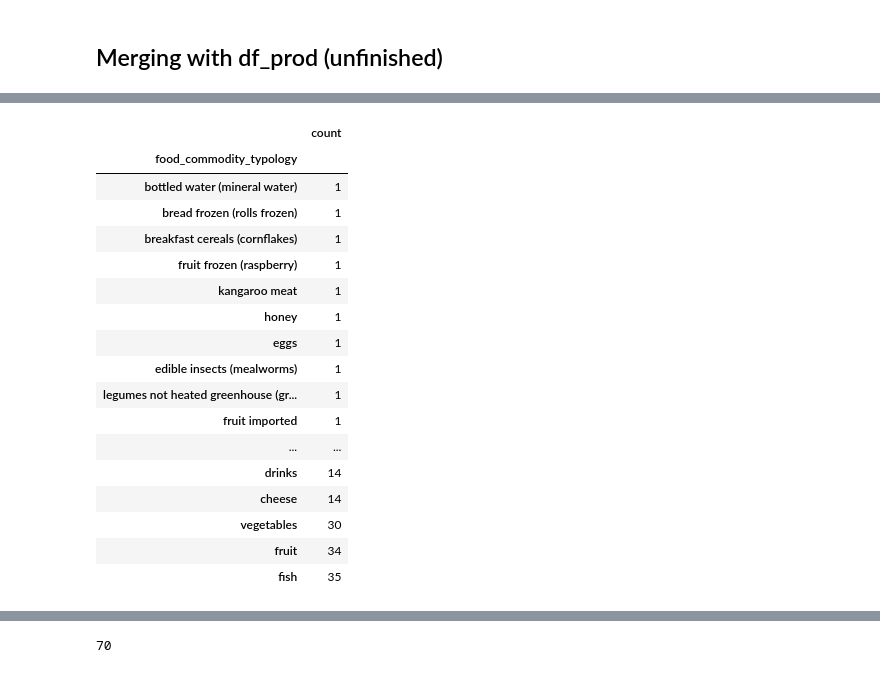
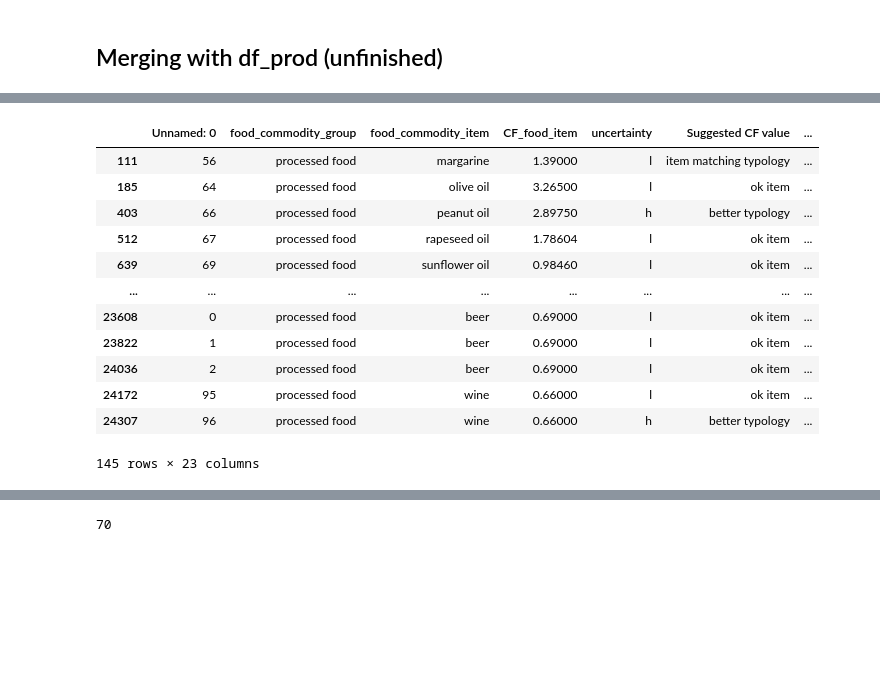
Before and after one commit to com-480-data-visualization/com480-project-colocaviz, a Jupyter notebook: merging_of_dataset.ipynb, the cells around one changed output, grey strips where cells are left out. Cells and saved outputs as stored; diff of their text form; code cells hidden in the pictures; blank space fills up the shorter version.

```diff
--- a/merging_of_dataset.ipynb
+++ b/merging_of_dataset.ipynb
@@ -332,0 +314,16 @@ all_df_merged
+# %%
+group_df
+# %% [output]
+|  | Unnamed: 0 | food_commodity_group | food_commodity_item | CF_food_item | uncertainty | Suggested CF value | ... |
+| 111 | 56 | processed food | margarine | 1.39000 | l | item matching typology | ... |
+| 185 | 64 | processed food | olive oil | 3.26500 | l | ok item | ... |
+| 403 | 66 | processed food | peanut oil | 2.89750 | h | better typology | ... |
+| 512 | 67 | processed food | rapeseed oil | 1.78604 | l | ok item | ... |
+| 639 | 69 | processed food | sunflower oil | 0.98460 | l | ok item | ... |
+| ... | ... | ... | ... | ... | ... | ... | ... |
+| 23608 | 0 | processed food | beer | 0.69000 | l | ok item | ... |
+| 23822 | 1 | processed food | beer | 0.69000 | l | ok item | ... |
+| 24036 | 2 | processed food | beer | 0.69000 | l | ok item | ... |
+| 24172 | 95 | processed food | wine | 0.66000 | l | ok item | ... |
+| 24307 | 96 | processed food | wine | 0.66000 | h | better typology | ... |
+145 rows × 23 columns
@@ -372,24 +371,3 @@ water_json = convert_df_to_hierarchical_json(all_df_merged,'Water Footprint lite
 # Writing to sample.json
 with open("data/data_water.json", "w") as outfile:
     outfile.write(water_json)
-# %%
-pd.DataFrame(df_co2["food_commodity_typology"].value_counts(ascending=True))
-# %% [output]
-|  | count |
-| food_commodity_typology |  |
-| bottled water (mineral water) | 1 |
-| bread frozen (rolls frozen) | 1 |
-| breakfast cereals (cornflakes) | 1 |
-| fruit frozen (raspberry) | 1 |
-| kangaroo meat | 1 |
-| honey | 1 |
-| eggs | 1 |
-| edible insects (mealworms) | 1 |
-| legumes not heated greenhouse (gr... | 1 |
-| fruit imported | 1 |
-| ... | ... |
-| drinks | 14 |
-| cheese | 14 |
-| vegetables | 30 |
-| fruit | 34 |
-| fish | 35 |
```
Also changed, not shown: parts of 21 cells of this notebook, 4 other files.
